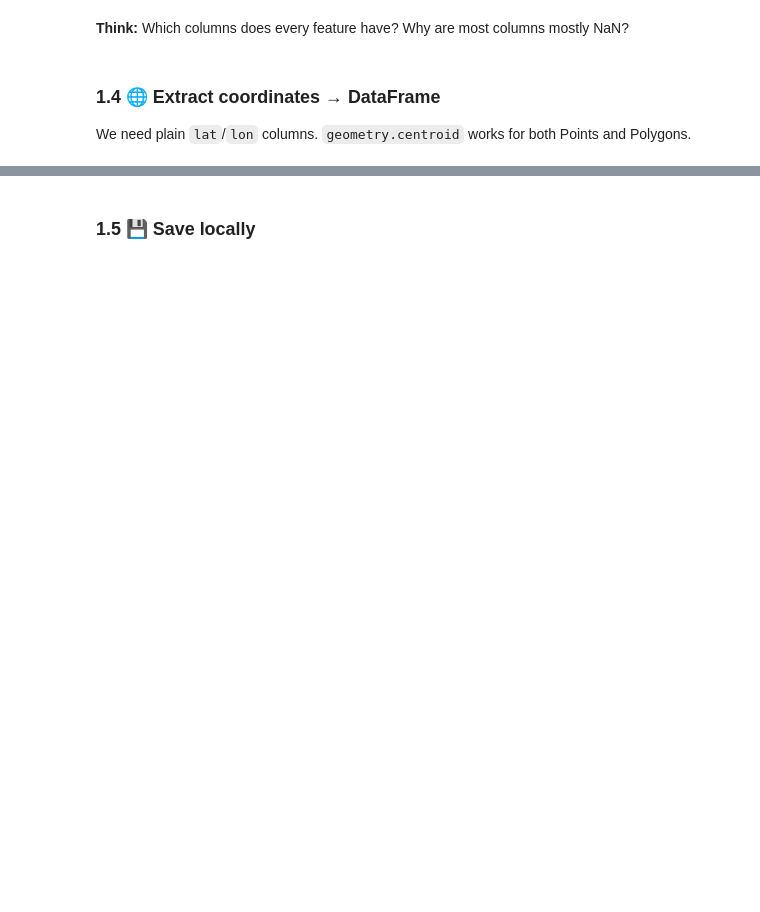
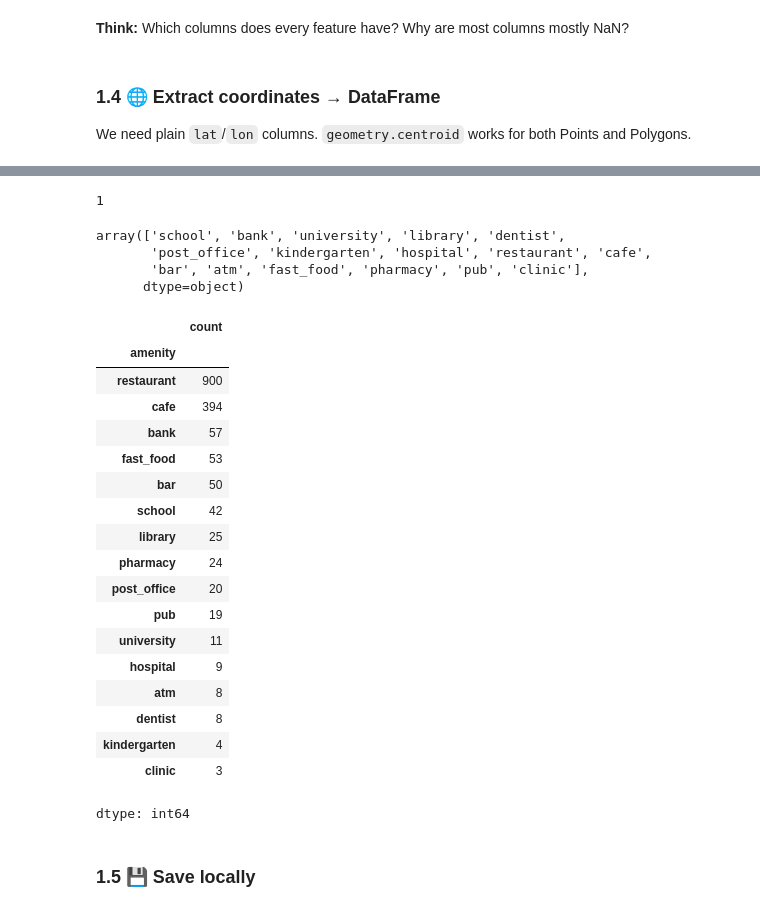
Before and after one commit to modnas-m/edu.eda, a Jupyter notebook: exercises/01_fetch_osm_data.ipynb, the cells around one changed output, grey strips where cells are left out. Cells and saved outputs as stored; diff of their text form; code cells hidden in the pictures; blank space fills up the shorter version.

```diff
--- a/exercises/01_fetch_osm_data.ipynb
+++ b/exercises/01_fetch_osm_data.ipynb
@@ -135,3 +208,37 @@ print(f"\nTotal shape: {df.shape}")
+# %%
+d = {"a" : 1, "b" : 2}
+d["a"]
+# %% [output]
+1
+# %%
+gdf["amenity"].unique()
+# %% [output]
+array(['school', 'bank', 'university', 'library', 'dentist',
+       'post_office', 'kindergarten', 'hospital', 'restaurant', 'cafe',
+       'bar', 'atm', 'fast_food', 'pharmacy', 'pub', 'clinic'],
+      dtype=object)
+# %%
+gdf["amenity"].value_counts()
+# %% [output]
+|  | count |
+| amenity |  |
+| restaurant | 900 |
+| cafe | 394 |
+| bank | 57 |
+| fast_food | 53 |
+| bar | 50 |
+| school | 42 |
+| library | 25 |
+| pharmacy | 24 |
+| post_office | 20 |
+| pub | 19 |
+| university | 11 |
+| hospital | 9 |
+| atm | 8 |
+| dentist | 8 |
+| kindergarten | 4 |
+| clinic | 3 |
+dtype: int64
 # %% [markdown]
 ### 1.5 💾 Save locally
 # %%
```
Also changed, not shown: parts of 8 cells of this notebook.
